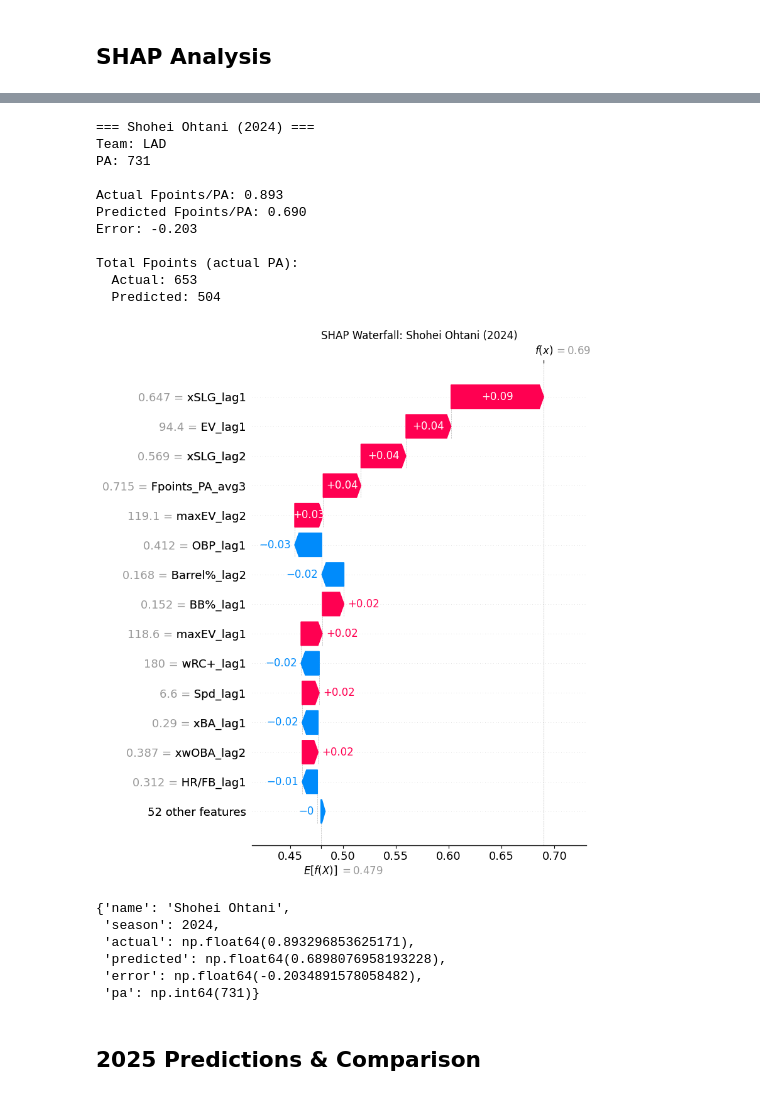
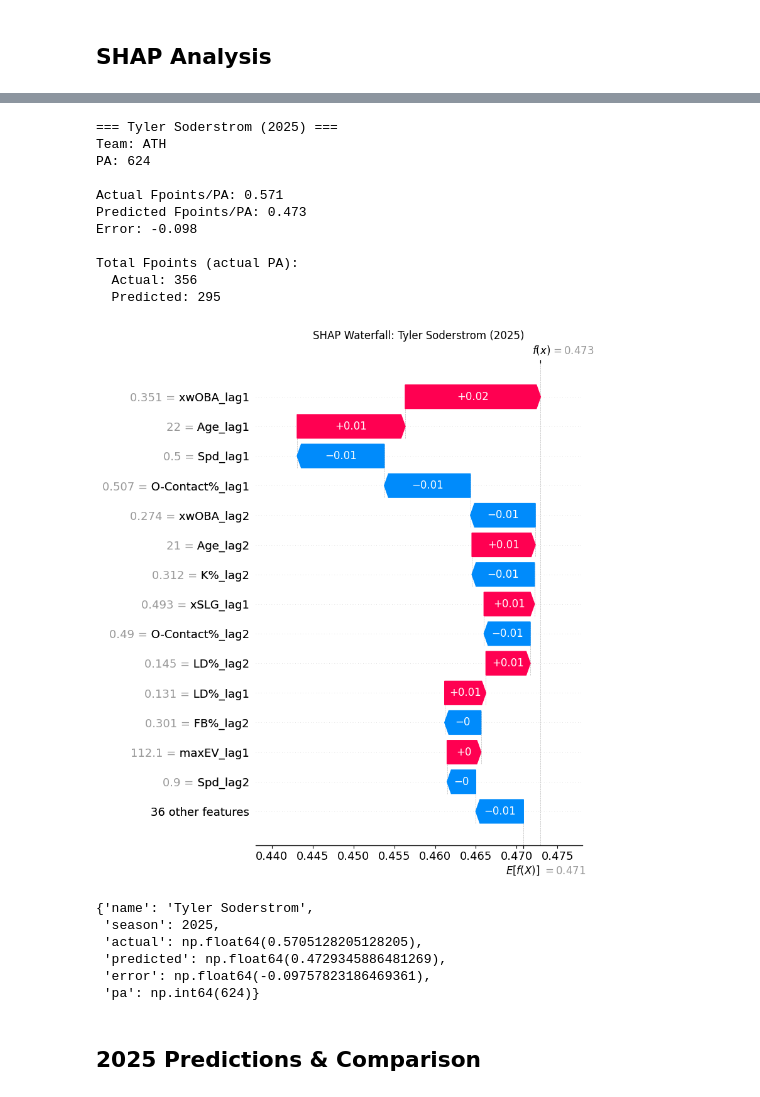
Before and after one commit to mcgillies/mlb-fantasy-2026, a Jupyter notebook: notebooks/03_batter_model.ipynb, the cells around one changed output, grey strips where cells are left out. Drawn from its saved outputs; the diff is of its cells as text; code cells hidden in the pictures.

```diff
--- a/notebooks/03_batter_model.ipynb
+++ b/notebooks/03_batter_model.ipynb
@@ -83,8 +83,8 @@ Feature types:
 Hold out 2024-2025 for validation (most recent data).
 # %%
 # Split: train on 2016-2023, validate on 2024-2025
-train_years = [2016, 2017, 2018, 2019, 2020, 2021, 2022, 2023]
-val_years = [2024, 2025]
+train_years = [2019, 2020, 2021, 2022, 2023, 2024]
+val_years = [2025]
 
 train_df = df[df['Season'].isin(train_years)].copy()
 val_df = df[df['Season'].isin(val_years)].copy()
@@ -168,15 +148,17 @@ CV MAE: 0.1095
 # %%
 # XGBoost with hyperparameter tuning
 xgb_params = {
-    'n_estimators': [100, 200],
-    'max_depth': [3, 5, 7],
-    'learning_rate': [0.05, 0.1],
+    'n_estimators': [25, 50, 100, 200],
+    'max_depth': [3, 5, 7, 15],
+    'learning_rate': [0.001, 0.05, 0.1],
     'subsample': [0.8, 1.0],
-    'colsample_bytree': [0.8, 1.0]
+    'colsample_bytree': [0.6, 0.8, 1.0],
+    'gamma': [0, 1, 5],
+
 }
 
 xgb = XGBRegressor(random_state=RANDOM_STATE, n_jobs=-1, verbosity=0)
-xgb_cv = GridSearchCV(xgb, xgb_params, cv=5, scoring='neg_mean_absolute_error', n_jobs=-1, verbose=1)
+xgb_cv = RandomizedSearchCV(xgb, xgb_params, n_iter=30, cv=5, scoring='neg_mean_absolute_error', n_jobs=-1, verbose=1)
 xgb_cv.fit(X_train, y_train)
 
 print(f"\nBest XGB params: {xgb_cv.best_params_}")
@@ -218,10 +198,7 @@ CV MAE: 0.1092
 # %%
-def evaluate_model(model, X, y, model_name, use_scaled=False):
+def evaluate_model(model, X, y, model_name):
     """Evaluate model and return metrics."""
-    if use_scaled:
-        y_pred = model.predict(X_val_scaled)
-    else:
-        y_pred = model.predict(X)
+    y_pred = model.predict(X)
 
     mae = mean_absolute_error(y, y_pred)
     rmse = np.sqrt(mean_squared_error(y, y_pred))
@@ -231,12 +208,11 @@ def evaluate_model(model, X, y, model_name, use_scaled=False):
 
 # Evaluate all models
 results = []
-results.append(evaluate_model(ridge_best, X_val_scaled, y_val, 'Ridge', use_scaled=True))
 results.append(evaluate_model(rf_best, X_val, y_val, 'Random Forest'))
 results.append(evaluate_model(xgb_best, X_val, y_val, 'XGBoost'))
 results.append(evaluate_model(lgb_best, X_val, y_val, 'LightGBM'))
 
 results_df = pd.DataFrame(results)
-print("\n=== Validation Results (2024-2025) ===")
+print("\n=== Validation Results ===")
 print(results_df.to_string(index=False))
 # %% [output]
@@ -313,0 +298,7 @@ plt.show()
+# %%
+# Calculate SHAP values for tree-based model
+explainer = shap.TreeExplainer(best_model)
+shap_values = explainer(X_val)
+# Ensure feature names are attached
+shap_values.feature_names = feature_cols
+print(f"SHAP values calculated for {len(X_val)} validation samples")
@@ -439,25 +432,25 @@ Total Fpoints (actual PA):
 # %%
 # Try another player
-predict_player("Shohei Ohtani", 2024)
+predict_player("Tyler Soderstrom", 2025)
 # %% [output]
-=== Shohei Ohtani (2024) ===
-Team: LAD
-PA: 731
+=== Tyler Soderstrom (2025) ===
+Team: ATH
+PA: 624
 
-Actual Fpoints/PA: 0.893
-Predicted Fpoints/PA: 0.690
-Error: -0.203
+Actual Fpoints/PA: 0.571
+Predicted Fpoints/PA: 0.473
+Error: -0.098
 
 Total Fpoints (actual PA):
-  Actual: 653
-  Predicted: 504
+  Actual: 356
+  Predicted: 295
-[figure, old version]
+[figure, new version]
-{'name': 'Shohei Ohtani',
- 'season': 2024,
- 'actual': np.float64(0.893296853625171),
- 'predicted': np.float64(0.6898076958193228),
- 'error': np.float64(-0.2034891578058482),
- 'pa': np.int64(731)}
+{'name': 'Tyler Soderstrom',
+ 'season': 2025,
+ 'actual': np.float64(0.5705128205128205),
+ 'predicted': np.float64(0.4729345886481269),
+ 'error': np.float64(-0.09757823186469361),
+ 'pa': np.int64(624)}
 # %% [markdown]
 ## 2025 Predictions & Comparison
 # %%
```
Also changed, not shown: parts of 30 cells of this notebook.
